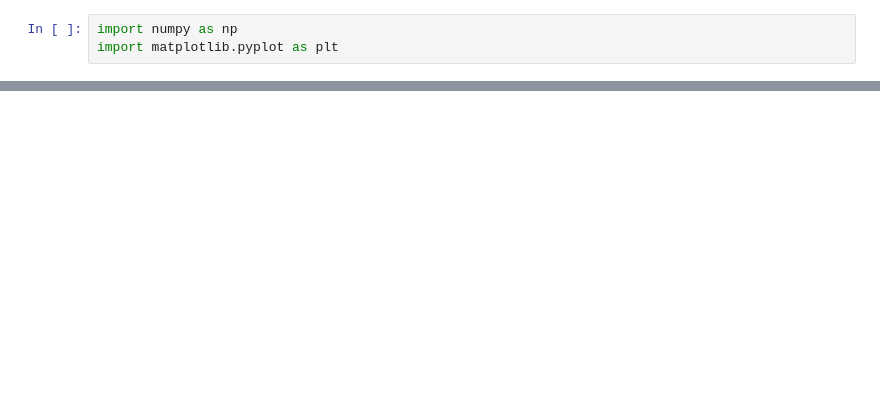
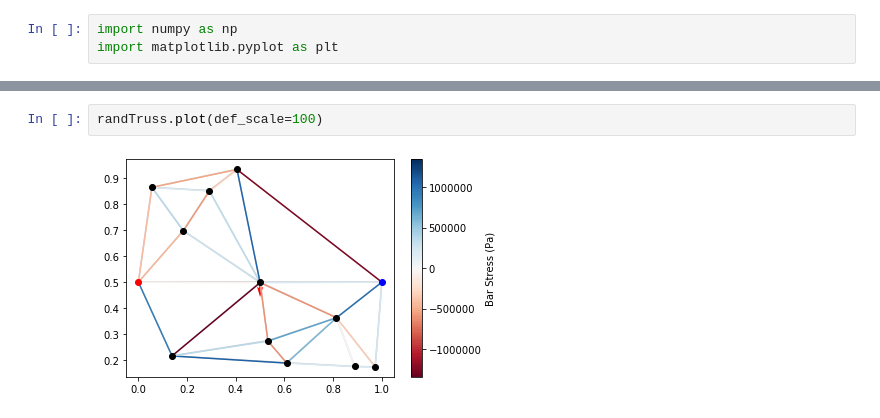
Before and after one commit to dev10110/AVD_Initial_Sizing, a Jupyter notebook: Detailed_Design/truss.ipynb, the cells around one changed output, grey strips where cells are left out. Cells and saved outputs as stored; diff of their text form; blank space fills up the shorter version.

```diff
--- a/Detailed_Design/truss.ipynb
+++ b/Detailed_Design/truss.ipynb
@@ -492,0 +94,4 @@ t.plot()
+# %%
+randTruss.plot(def_scale=100)
+# %% [output]
+[figure, added]
```
Also changed, not shown: parts of 60 cells of this notebook, 1 other file.
